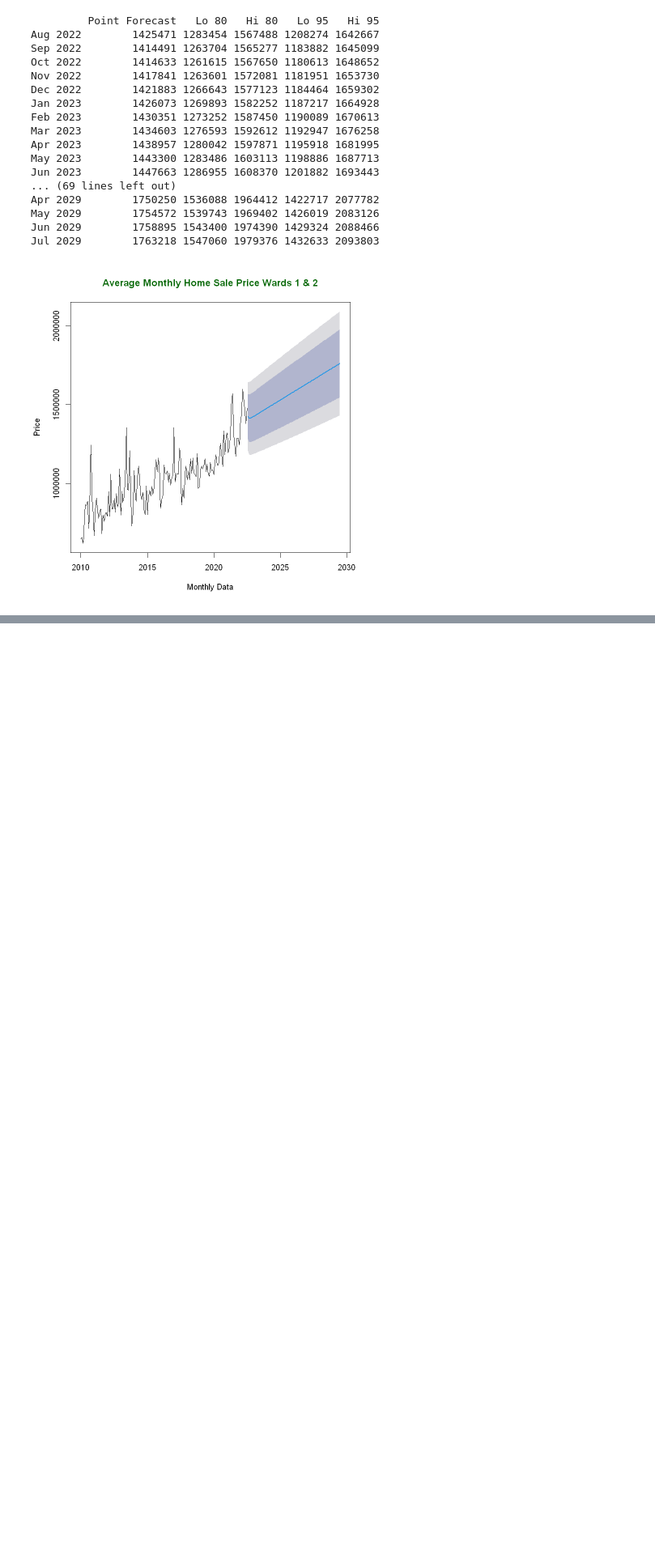
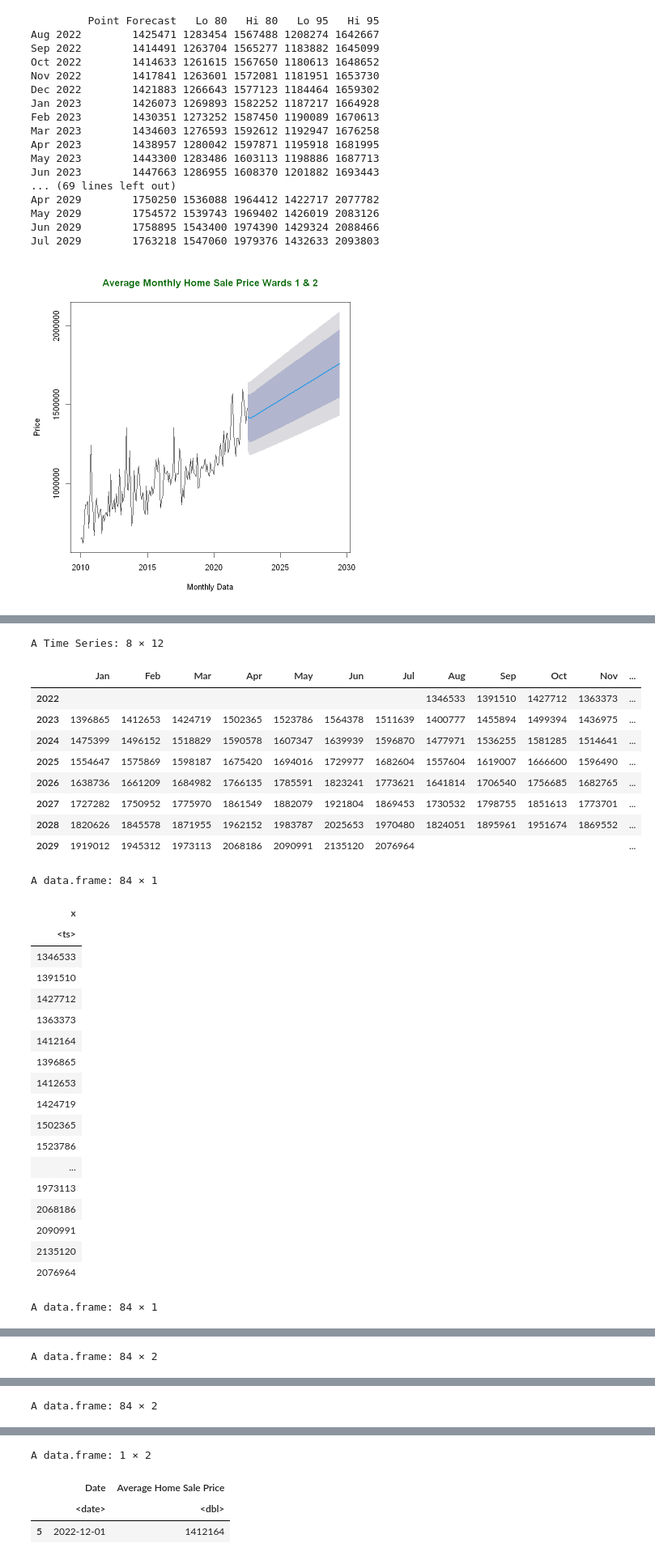
Before and after one commit to batesjay87/Jay-H-DAAN-888, a Jupyter notebook: Future Price Time Series W 3 4.ipynb, the cells around one changed output, grey strips where cells are left out. Shown at 81% size. Cells and saved outputs as stored; diff of their text form; code cells hidden in the pictures; blank space fills up the shorter version.

```diff
--- a/Future Price Time Series W 3 4.ipynb
+++ b/Future Price Time Series W 3 4.ipynb
@@ -639,0 +900,67 @@ Jul 2029        1763218 1547060 1979376 1432633 2093803
+# %%
+#####################################################################
+# Manipulate the Predicted Output into a Dataframe
+pred_H_TS$pred2
+
+# Converting to data frame
+H_TS_DF <- as.data.frame(pred_H_TS$pred2)
+
+H_TS_DF
+
+# Changing the sales column name
+colnames(H_TS_DF)[1] <- "Average Home Sale Price"
+
+H_TS_DF
+
+# Creating the 84 dates
+Date <- seq(as.Date("2022/8/1"), by = "month", length.out = 84)
+Date
+
+# Adding the dates to the dataframe
+H_TS_DF$Date <- Date
+
+H_TS_DF
+
+# Deleting the first column
+# H_TS_DF_F <- H_TS_DF[-c(1)]
+# H_TS_DF_F
+
+# Re-order the columns
+H_TS_DF_F <- H_TS_DF[, c(2, 1)]
+H_TS_DF_F
+
+# Generate output value based on date
+OutP <- H_TS_DF_F[H_TS_DF_F$Date == '2022-12-01', ]
+OutP
+#####################################################################
+# %% [output]
+A Time Series: 8 × 12
+|  | Jan | Feb | Mar | Apr | May | Jun | Jul | Aug | Sep | Oct | Nov | ... |
+| 2022 |  |  |  |  |  |  |  | 1346533 | 1391510 | 1427712 | 1363373 | ... |
+| 2023 | 1396865 | 1412653 | 1424719 | 1502365 | 1523786 | 1564378 | 1511639 | 1400777 | 1455894 | 1499394 | 1436975 | ... |
+| 2024 | 1475399 | 1496152 | 1518829 | 1590578 | 1607347 | 1639939 | 1596870 | 1477971 | 1536255 | 1581285 | 1514641 | ... |
+| 2025 | 1554647 | 1575869 | 1598187 | 1675420 | 1694016 | 1729977 | 1682604 | 1557604 | 1619007 | 1666600 | 1596490 | ... |
+| 2026 | 1638736 | 1661209 | 1684982 | 1766135 | 1785591 | 1823241 | 1773621 | 1641814 | 1706540 | 1756685 | 1682765 | ... |
+| 2027 | 1727282 | 1750952 | 1775970 | 1861549 | 1882079 | 1921804 | 1869453 | 1730532 | 1798755 | 1851613 | 1773701 | ... |
+| 2028 | 1820626 | 1845578 | 1871955 | 1962152 | 1983787 | 2025653 | 1970480 | 1824051 | 1895961 | 1951674 | 1869552 | ... |
+| 2029 | 1919012 | 1945312 | 1973113 | 2068186 | 2090991 | 2135120 | 2076964 |  |  |  |  | ... |
+A data.frame: 84 × 1
+| x |
+| <ts> |
+| 1346533 |
+| 1391510 |
+| 1427712 |
+| 1363373 |
+| 1412164 |
+| 1396865 |
+| 1412653 |
+| 1424719 |
+| 1502365 |
+| 1523786 |
+| ... |
+| 1973113 |
+| 2068186 |
+| 2090991 |
+| 2135120 |
+| 2076964 |
+A data.frame: 84 × 1
@@ -639,0 +1002 @@ Jul 2029        1763218 1547060 1979376 1432633 2093803
+A data.frame: 84 × 2
@@ -639,0 +1021 @@ Jul 2029        1763218 1547060 1979376 1432633 2093803
+A data.frame: 84 × 2
@@ -639,0 +1040,4 @@ Jul 2029        1763218 1547060 1979376 1432633 2093803
+A data.frame: 1 × 2
+|  | Date | Average Home Sale Price |
+|  | <date> | <dbl> |
+| 5 | 2022-12-01 | 1412164 |
```
Also changed, not shown: parts of 7 cells of this notebook.
